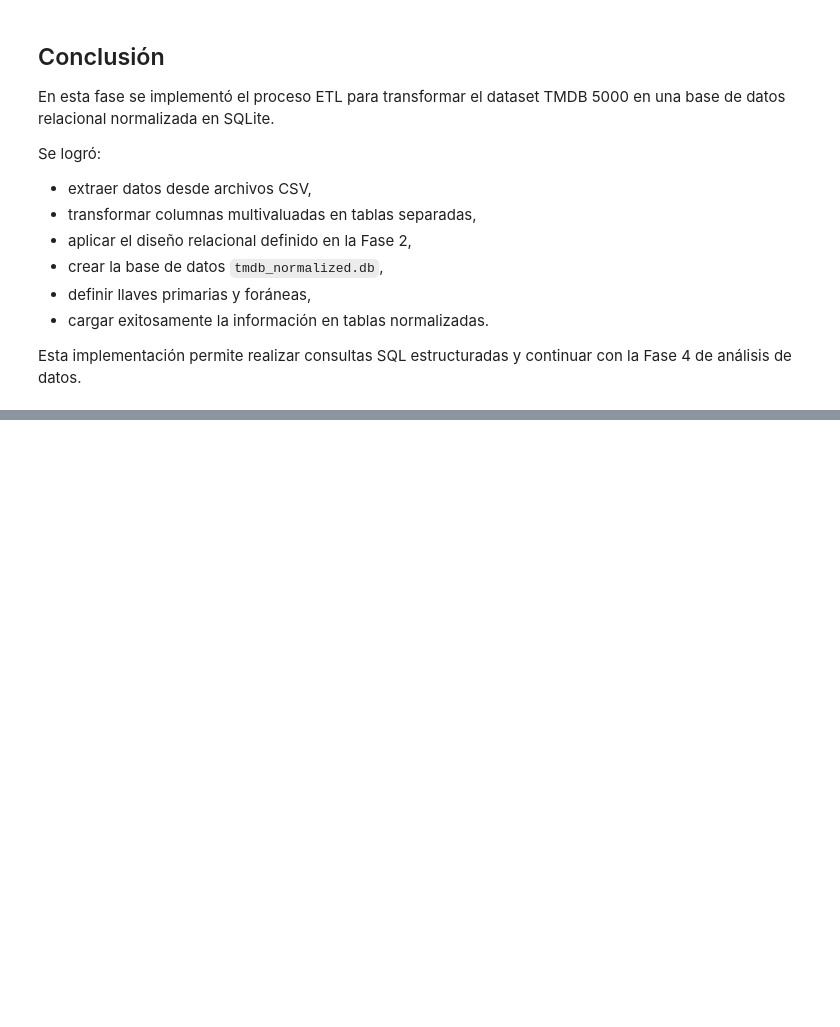
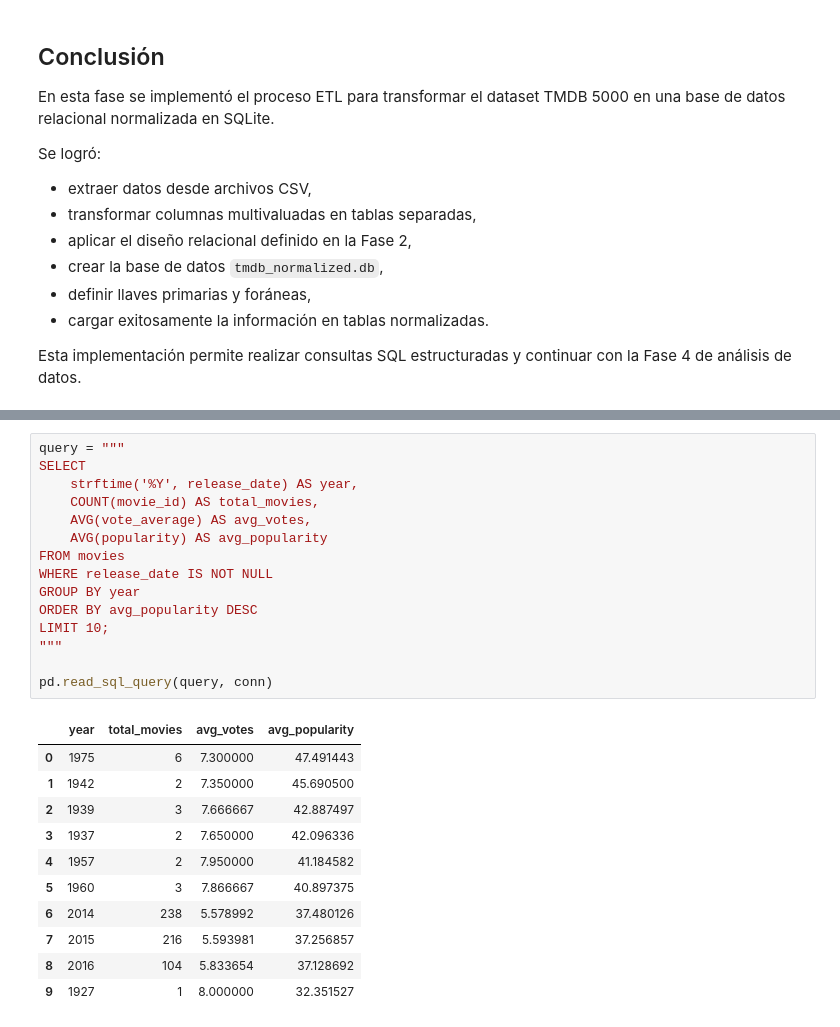
Before and after one commit to HaloV01d/Dise-o_Normalizaci-n_e_Implementaci-n_de_Bases_de_Datos_Relacionales-, a Jupyter notebook: asignaci-n-3.ipynb, the cells around one changed output, grey strips where cells are left out. Drawn from its saved outputs; the diff is of its cells as text; blank space fills up the shorter version.

```diff
--- a/asignaci-n-3.ipynb
+++ b/asignaci-n-3.ipynb
@@ -801,0 +960,27 @@ Esta implementación permite realizar consultas SQL estructuradas y continuar co
+# %%
+query = """
+SELECT
+    strftime('%Y', release_date) AS year,
+    COUNT(movie_id) AS total_movies,
+    AVG(vote_average) AS avg_votes,
+    AVG(popularity) AS avg_popularity
+FROM movies
+WHERE release_date IS NOT NULL
+GROUP BY year
+ORDER BY avg_popularity DESC
+LIMIT 10;
+"""
+
+pd.read_sql_query(query, conn)
+# %% [output]
+|  | year | total_movies | avg_votes | avg_popularity |
+| 0 | 1975 | 6 | 7.300000 | 47.491443 |
+| 1 | 1942 | 2 | 7.350000 | 45.690500 |
+| 2 | 1939 | 3 | 7.666667 | 42.887497 |
+| 3 | 1937 | 2 | 7.650000 | 42.096336 |
+| 4 | 1957 | 2 | 7.950000 | 41.184582 |
+| 5 | 1960 | 3 | 7.866667 | 40.897375 |
+| 6 | 2014 | 238 | 5.578992 | 37.480126 |
+| 7 | 2015 | 216 | 5.593981 | 37.256857 |
+| 8 | 2016 | 104 | 5.833654 | 37.128692 |
+| 9 | 1927 | 1 | 8.000000 | 32.351527 |
```
Also changed, not shown: parts of 19 cells of this notebook.
